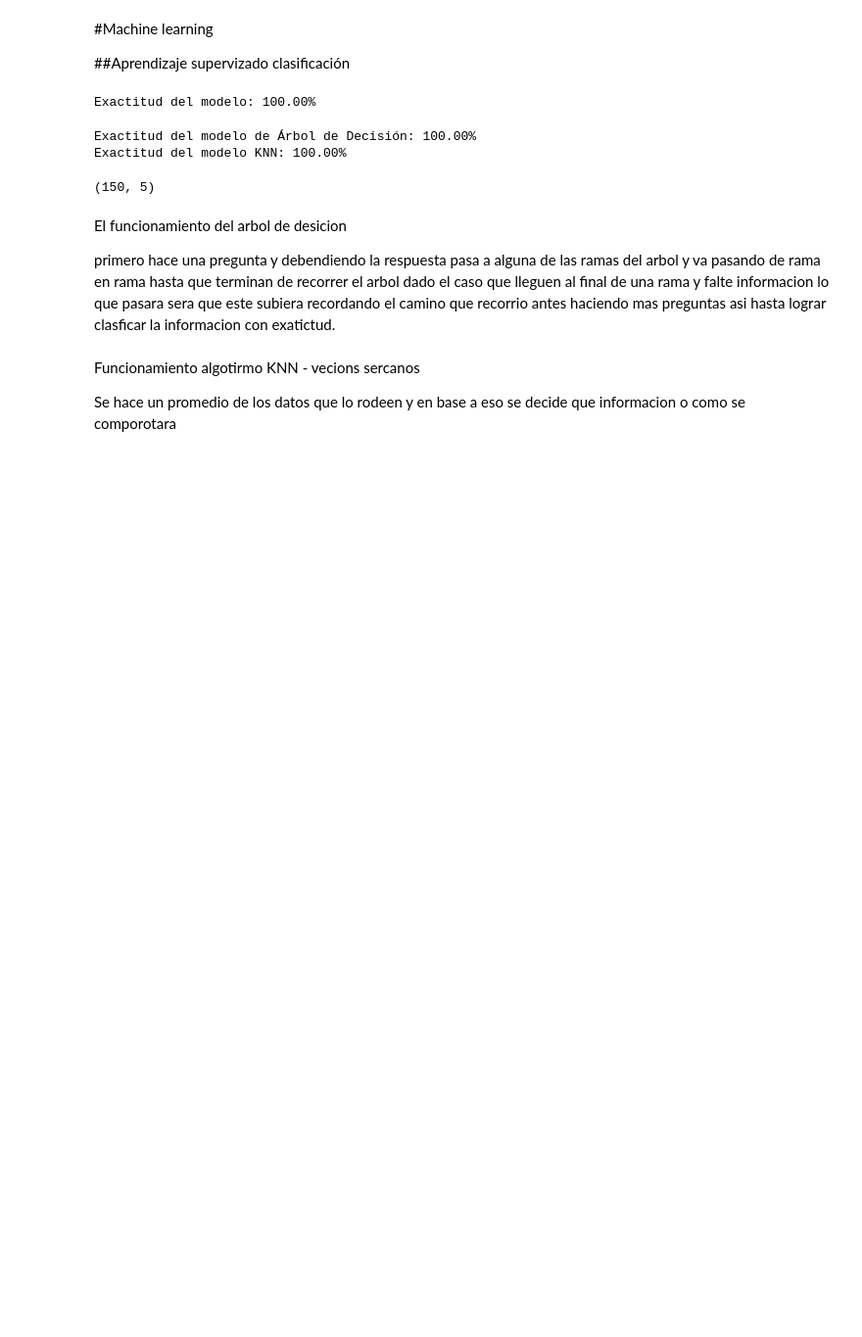
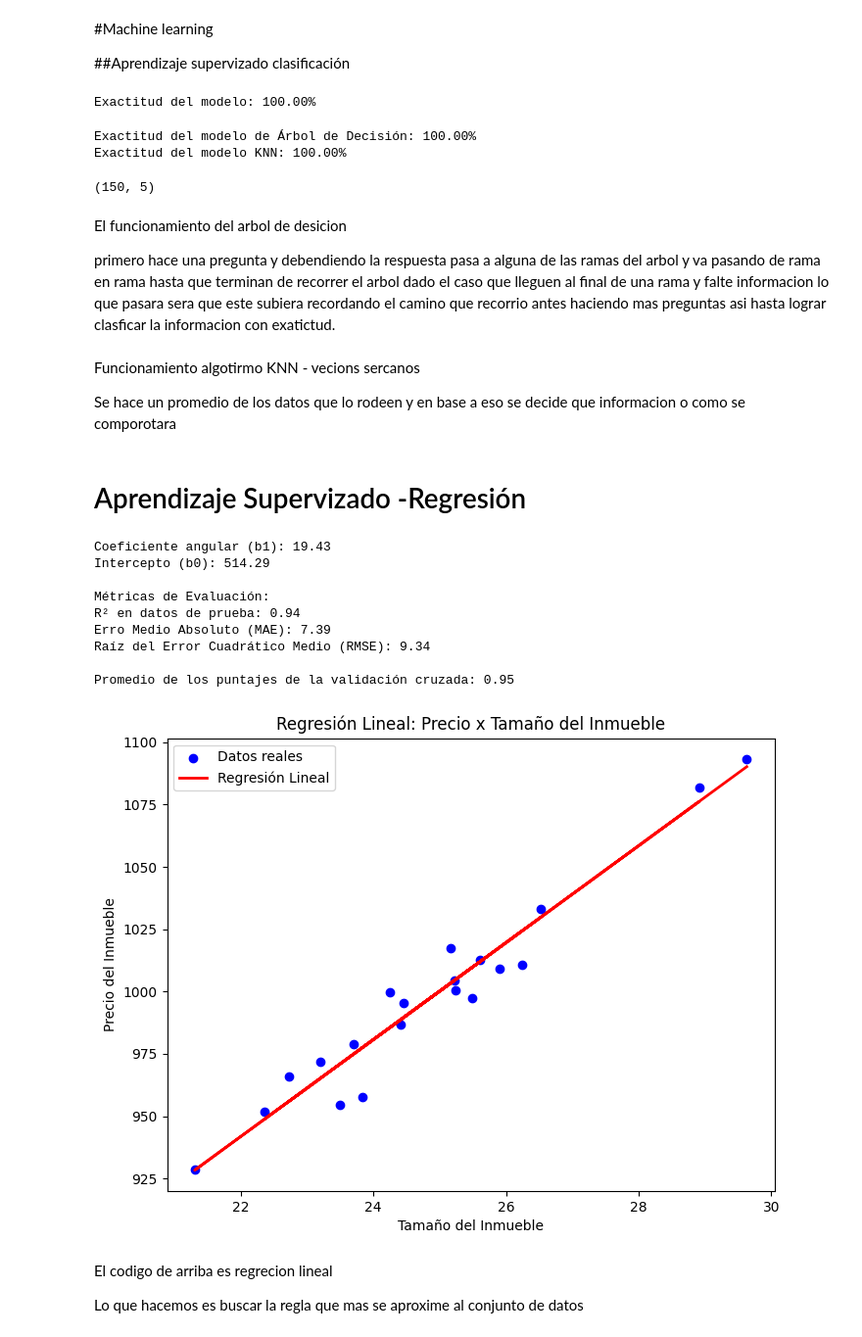
Before and after one commit to Rafael-Diaz-O/fundamentos_IA_algoritmos_machine_learning, a Jupyter notebook: Fundamentos_IA.ipynb, the cells around one changed output. Shown at 98% size. Saved outputs shown, nothing was run; the diff lists cells and outputs as text; code cells hidden in the pictures; blank space fills up the shorter version.

```diff
--- a/Fundamentos_IA.ipynb
+++ b/Fundamentos_IA.ipynb
@@ -81,3 +81,83 @@ primero hace una pregunta y debendiendo la respuesta pasa a alguna de las ramas
 Funcionamiento algotirmo KNN - vecions sercanos
 
 Se hace un promedio de los datos que lo rodeen y en base a eso se decide que informacion o como se comporotara
+# %% [markdown]
+# Aprendizaje Supervizado -Regresión
+# %%
+# Importando bibliotecas
+import numpy as np
+import matplotlib.pyplot as plt
+from sklearn.linear_model import LinearRegression
+from sklearn.model_selection import train_test_split, cross_val_score
+from sklearn.metrics import mean_absolute_error, mean_squared_error, r2_score
+
+# Creando un conjunto de datos simulados
+np.random.seed(42)
+X = 2.5 * np.random.randn(100, 1) + 25  # Tamaño del inmueble (m2)
+y = 500 + (X * 20) + np.random.randn(100, 1) * 10  # Precio del inmueble (miles de dólares)
+
+# Definiendo features (independientes) y labels (dependient8es)
+features = X
+labels = y
+
+# Dividiendo los datos en entrenamiento y prueba
+X_train, X_test, y_train, y_test = train_test_split(features, labels, test_size=0.2, random_state=42)
+
+# Creando y entrenando el modelo
+model = LinearRegression()
+model.fit(X_train, y_train)
+
+# Modelo de Regresión lineal
+# Y = A X + B
+# Y -> Variable de salida
+# X -> Tamaño del inmueble
+# A y B son los coeficientes
+
+# Coeficientes de Regresión
+print(f"Coeficiente angular (b1): {model.coef_[0][0]:.2f}")
+print(f"Intercepto (b0): {model.intercept_[0]:.2f}")
+
+# Predicciones con los datos de prueba
+y_pred = model.predict(X_test)
+
+# Indicadores de la Evaluación del modelo con los datos de prueba
+# R² Ajuste de los datos al modelo
+r2 = r2_score(y_test, y_pred)
+#MAE (Error Medio Absoluto)
+mae = mean_absolute_error(y_test, y_pred)
+#RMSE (Raíz del error Cuadrático Medio)
+rmse = np.sqrt(mean_squared_error(y_test, y_pred))
+
+print(f"\nMétricas de Evaluación:")
+print(f"R² en datos de prueba: {r2:.2f}")
+print(f"Erro Medio Absoluto (MAE): {mae:.2f}")
+print(f"Raíz del Error Cuadrático Medio (RMSE): {rmse:.2f}")
+
+# Evaluación cruzada
+cv_scores = cross_val_score(model, features, labels, cv=5, scoring='r2')
+print(f"\nPromedio de los puntajes de la validación cruzada: {cv_scores.mean():.2f}")
+
+# Gráfico de la recta de Regresión
+plt.figure(figsize=(8, 6))
+plt.scatter(X_test, y_test, color='blue', label='Datos reales')
+plt.plot(X_test, y_pred, color='red', linewidth=2, label='Regresión Lineal')
+plt.xlabel("Tamaño del Inmueble")
+plt.ylabel("Precio del Inmueble")
+plt.title("Regresión Lineal: Precio x Tamaño del Inmueble")
+plt.legend()
+plt.show()
+# %% [output]
+Coeficiente angular (b1): 19.43
+Intercepto (b0): 514.29
+
+Métricas de Evaluación:
+R² en datos de prueba: 0.94
+Erro Medio Absoluto (MAE): 7.39
+Raíz del Error Cuadrático Medio (RMSE): 9.34
+
+Promedio de los puntajes de la validación cruzada: 0.95
+[figure, added]
+# %% [markdown]
+El codigo de arriba es regrecion lineal
+
+Lo que hacemos es buscar la regla que mas se aproxime al conjunto de datos
```
